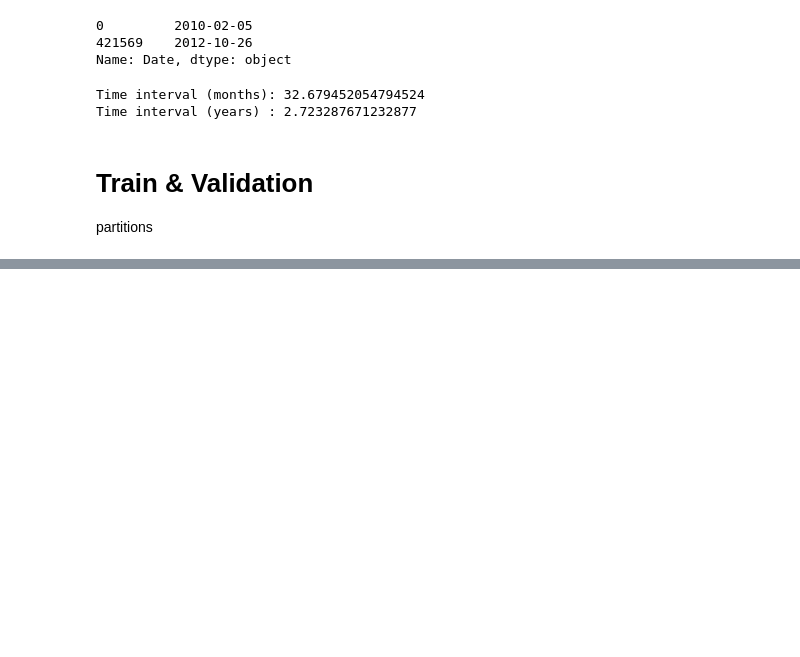
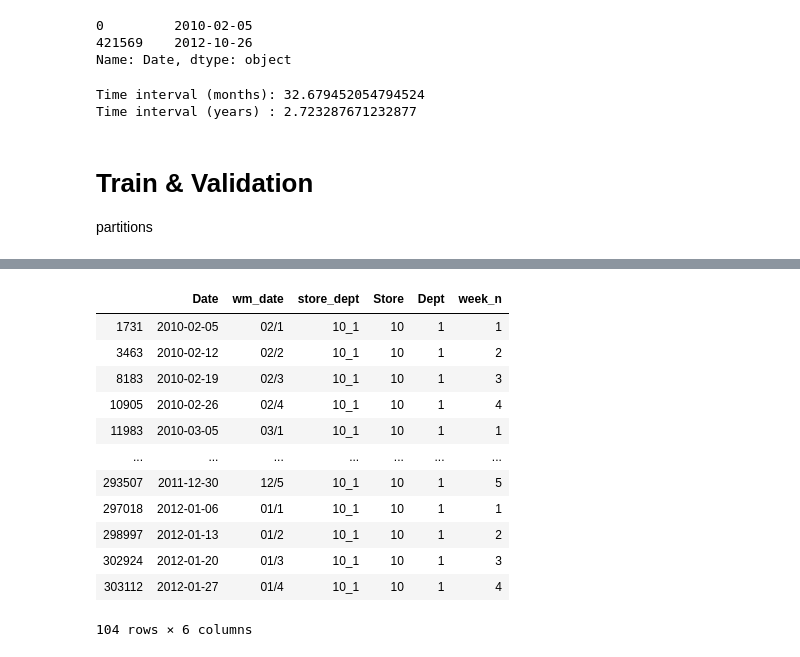
Before and after one commit to talestsp/walmart-recruiting-store-sales-forecasting, a Jupyter notebook: notebooks/exploration/ML - Focasting.ipynb, the cells around one changed output, grey strips where cells are left out. Drawn from its saved outputs; the diff is of its cells as text; code cells hidden in the pictures; blank space fills up the shorter version.

```diff
--- a/notebooks/exploration/ML - Focasting.ipynb
+++ b/notebooks/exploration/ML - Focasting.ipynb
@@ -61,6 +61,6 @@ train = train.merge(stores, how="left", left_on=["Store"], right_on=["Store"])
 cols = ['Date', 'Store', 'Dept', 'Weekly_Sales', 'pre_holiday', 'IsHoliday', 'pos_holiday', 'Fuel_Price',
         'CPI', 'Unemployment', 'celsius', 'datetime', 'Type', 'sales_diff', 'sales_diff_p',
         'MarkDown1', 'MarkDown2', 'MarkDown3', 'MarkDown4', 'MarkDown5',
-        'Size', 'Temperature', 'timestamp', 'store_dept', "day_n", "week_n", "month_n", "up_diff", "celsius_diff"]
+        'Size', 'Temperature', 'timestamp', 'store_dept', "day_n", "week_n", "month_n", "wm_date", "up_diff", "celsius_diff"]
 
 train = train[cols]
@@ -93,0 +97,5 @@ use_valid = train[train["timestamp"] > (train["timestamp"].min() + two_year_secs
+# %%
+timestamp_limit = time_utils.str_datetime_to_timestamp("2012-02-01", "%Y-%m-%d")
+# %%
+use_train = train[train["timestamp"] <= timestamp_limit]
+use_valid = train[train["timestamp"] > timestamp_limit]
@@ -99,0 +168,16 @@ VALID Time interval (months): 8.515068493150684
+# %%
+use_train[use_train["store_dept"] == "10_1"][["Date", "wm_date", "store_dept", "Store", "Dept", "week_n"]]
+# %% [output]
+|  | Date | wm_date | store_dept | Store | Dept | week_n |
+| 1731 | 2010-02-05 | 02/1 | 10_1 | 10 | 1 | 1 |
+| 3463 | 2010-02-12 | 02/2 | 10_1 | 10 | 1 | 2 |
+| 8183 | 2010-02-19 | 02/3 | 10_1 | 10 | 1 | 3 |
+| 10905 | 2010-02-26 | 02/4 | 10_1 | 10 | 1 | 4 |
+| 11983 | 2010-03-05 | 03/1 | 10_1 | 10 | 1 | 1 |
+| ... | ... | ... | ... | ... | ... | ... |
+| 293507 | 2011-12-30 | 12/5 | 10_1 | 10 | 1 | 5 |
+| 297018 | 2012-01-06 | 01/1 | 10_1 | 10 | 1 | 1 |
+| 298997 | 2012-01-13 | 01/2 | 10_1 | 10 | 1 | 2 |
+| 302924 | 2012-01-20 | 01/3 | 10_1 | 10 | 1 | 3 |
+| 303112 | 2012-01-27 | 01/4 | 10_1 | 10 | 1 | 4 |
+104 rows × 6 columns
```
Also changed, not shown: parts of 12 cells of this notebook, 3 other files.
